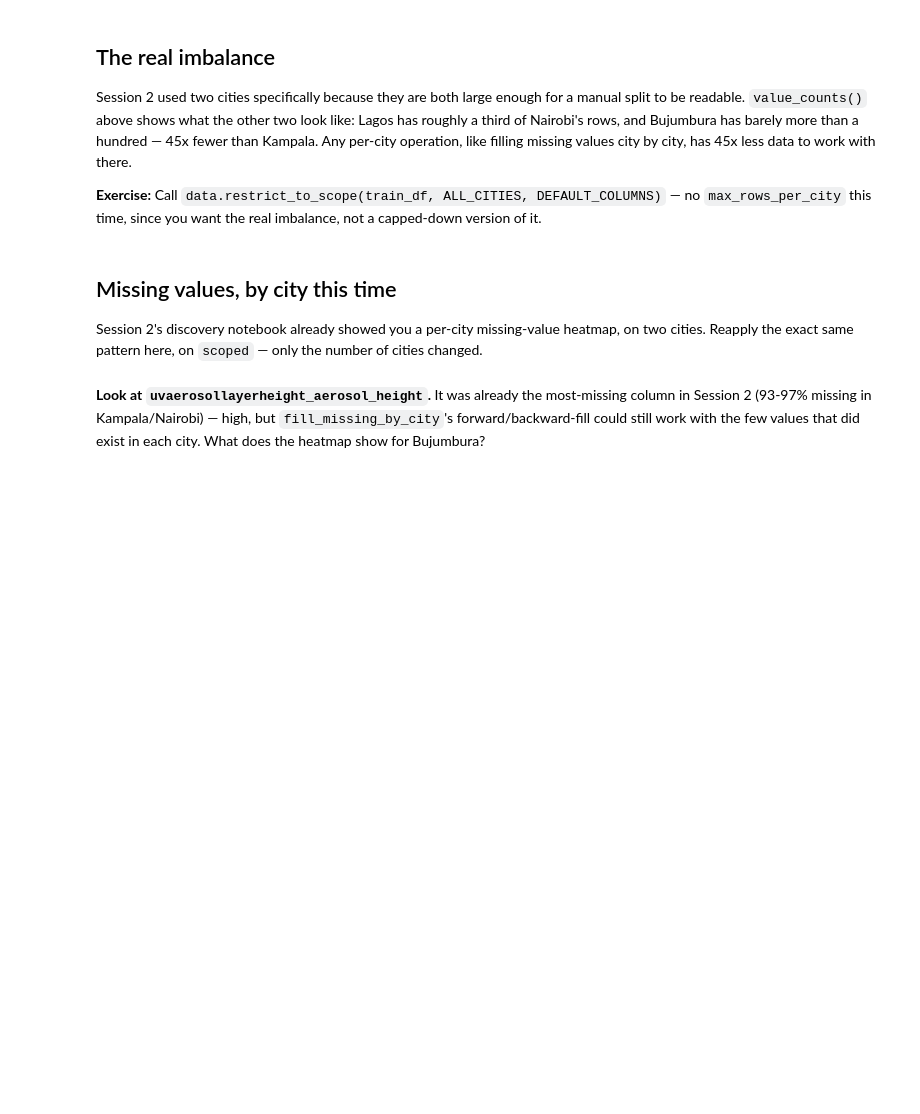
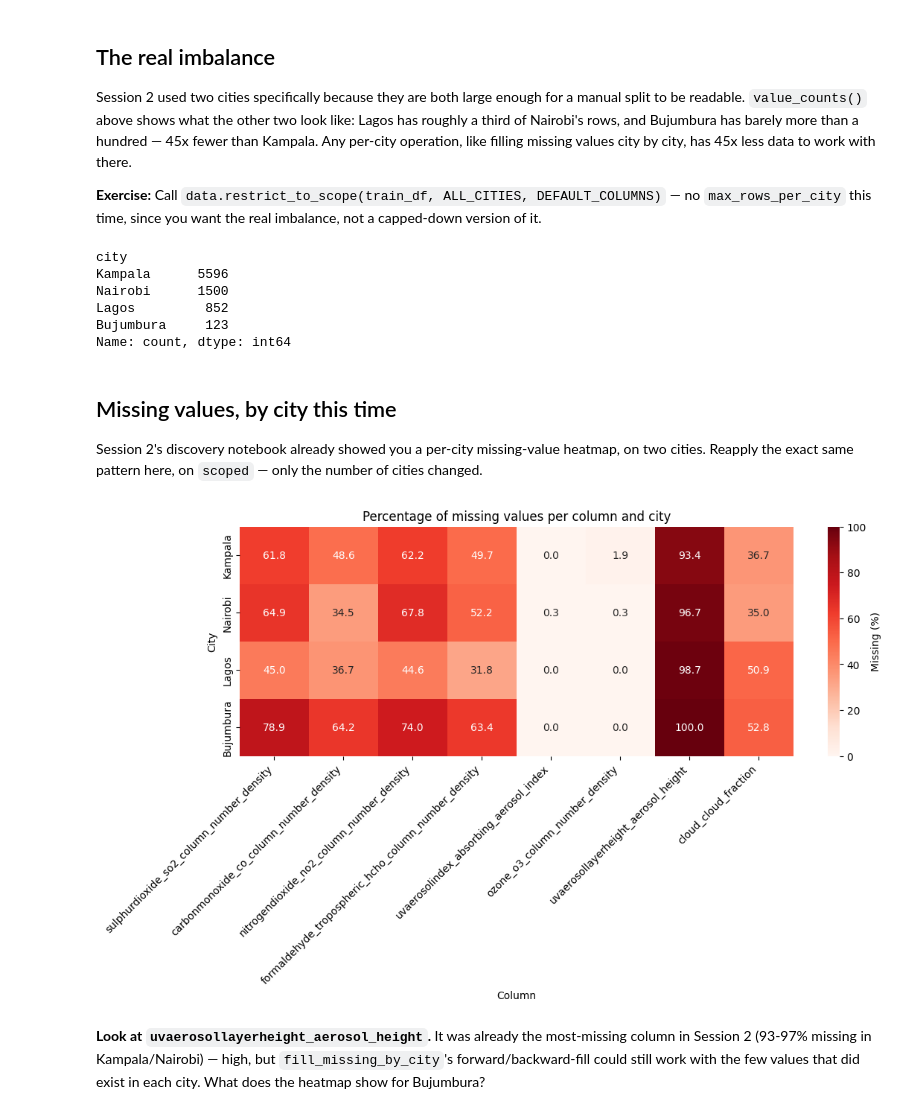
Before and after one commit to maxencecollin/air-quality, a Jupyter notebook: notebooks/session3/02_advanced_cleaning.ipynb, the cells around one changed output. Drawn from its saved outputs; the diff is of its cells as text; code cells hidden in the pictures; blank space fills up the shorter version.

```diff
--- a/notebooks/session3/02_advanced_cleaning.ipynb
+++ b/notebooks/session3/02_advanced_cleaning.ipynb
@@ -28,6 +35,15 @@ Session 2 used two cities specifically because they are both large enough for a
 # %%
 # TODO 1: scope train_df to ALL_CITIES and DEFAULT_COLUMNS, without
 # capping rows per city
+scoped = data.restrict_to_scope(train_df, ALL_CITIES, DEFAULT_COLUMNS)
+scoped["city"].value_counts()
+# %% [output]
+city
+Kampala      5596
+Nairobi      1500
+Lagos         852
+Bujumbura     123
+Name: count, dtype: int64
 # %% [markdown]
 ## Missing values, by city this time
 
@@ -35,6 +51,18 @@ Session 2's discovery notebook already showed you a per-city missing-value heatm
 # %%
 # TODO 2: percentage of missing values per column, broken down by city
 # — same pattern as the discovery notebook's missing-values heatmap
+missing_by_city = scoped.drop(columns="city").isna().groupby(scoped["city"]).mean() * 100
+missing_by_city = missing_by_city.loc[ALL_CITIES, missing_by_city.max() > 0]
+
+fig, ax = plt.subplots(figsize=(12, 4))
+sns.heatmap(missing_by_city, annot=True, fmt=".1f", cmap="Reds", cbar_kws={"label": "Missing (%)"}, ax=ax)
+ax.set_xlabel("Column")
+ax.set_ylabel("City")
+ax.set_title("Percentage of missing values per column and city")
+plt.setp(ax.get_xticklabels(), rotation=45, ha="right")
+plt.show()
+# %% [output]
+[figure, added]
 # %% [markdown]
 **Look at `uvaerosollayerheight_aerosol_height`.** It was already the most-missing column in Session 2 (93-97% missing in Kampala/Nairobi) — high, but `fill_missing_by_city`'s forward/backward-fill could still work with the few values that did exist in each city. What does the heatmap show for Bujumbura?
 # %% [markdown]
```
Also changed, not shown: parts of 5 cells of this notebook.
